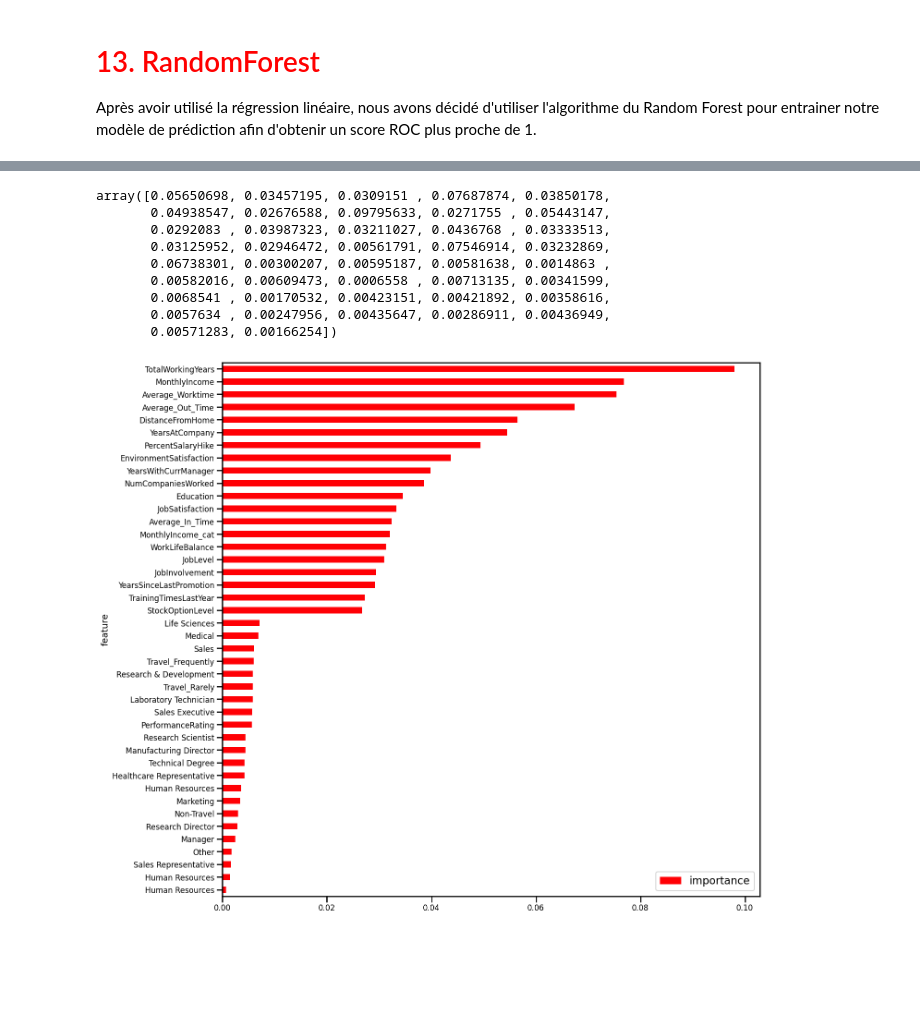
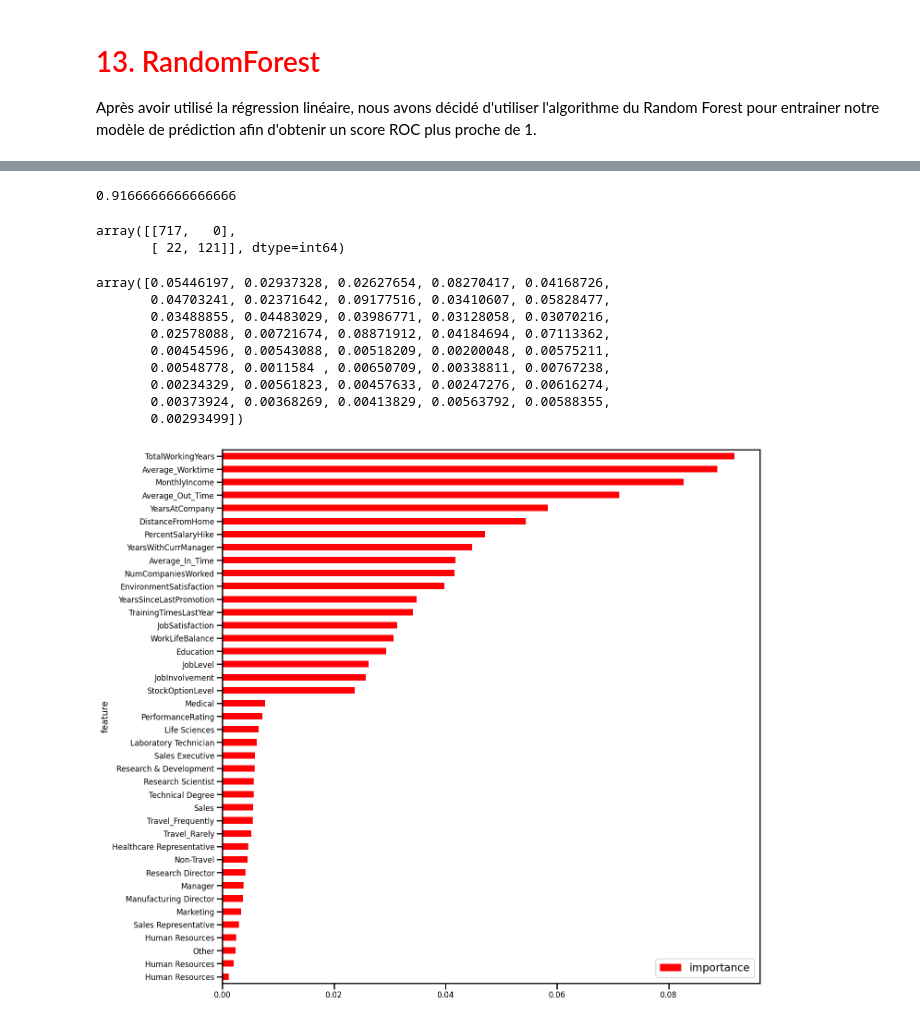
Before and after one commit to OscarPALISSOT/ML_Classifier_CESI_A4, a Jupyter notebook: notebook/Import_data.ipynb, the cells around one changed output, grey strips where cells are left out. Saved outputs shown, nothing was run; the diff lists cells and outputs as text; code cells hidden in the pictures; blank space fills up the shorter version.

Commit message:
y_pred

```diff
--- a/notebook/Import_data.ipynb
+++ b/notebook/Import_data.ipynb
@@ -766,16 +796,3 @@ Notre ROC score a diminué par rapport à la régression logistique.
 # <font color='red'>13. RandomForest</font>
 
 Après avoir utilisé la régression linéaire, nous avons décidé d'utiliser l'algorithme du Random Forest pour entrainer notre modèle de prédiction afin d'obtenir un score ROC plus proche de 1.
-# %%
-param_grid = [
-    # essaye 12 (3×4) combinaisons des hyperparametres
-    {'n_estimators': [3, 10, 30], 'max_features': [2, 4, 6, 8]},
-    # puis essaye 6 (2×3) combinaisons avec bootstrap à False (True étant la valeur par défaut)
-    {'bootstrap': [False], 'n_estimators': [3, 10], 'max_features': [2, 3, 4]},
-  ]
-
-forest_clf = RandomForestClassifier(random_state=42)
-
-# 5 sous-jeux de cross-val, ça fait en tout (12+6)*5=90 tours d'entraînement
-grid_search = GridSearchCV(forest_clf, param_grid, cv=5, scoring='neg_mean_squared_error', return_train_score=True)
-grid_search.fit(X_train, y_train)
@@ -788,0 +799,10 @@ GridSearchCV(cv=5, estimator=RandomForestClassifier(random_state=42),
+# %%
+param_distribs = {
+        'n_estimators': randint(low=1, high=200),
+        'max_features': randint(low=1, high=8),
+    }
+
+forest_clf = RandomForestClassifier(random_state=42)
+
+random_search_forest_clf = RandomizedSearchCV(forest_clf, param_distributions=param_distribs, n_iter=100, cv=5, scoring='neg_mean_squared_error', random_state=42)
+random_search_forest_clf.fit(X_train, y_train)
@@ -798,3 +819,4 @@ RandomForestClassifier(bootstrap=False, max_features=4, n_estimators=10,
 # %%
-forest_clf_best = RandomForestClassifier(bootstrap=False, max_features=4, random_state=42, n_estimators=10)
-y_probas_forest = cross_val_predict(forest_clf, X_train, y_train, cv=3, method='predict_proba')
+forest_clf_best = RandomForestClassifier(bootstrap=False, max_features=7, random_state=42, n_estimators=151)
+forest_clf_best.fit(X_train, y_train)
+y_probas_forest = cross_val_predict(forest_clf_best, X_test, y_test, cv=3, method='predict_proba')
@@ -820,25 +854,35 @@ round(roc_auc_score(y_train, y_scores_forest),2)
+# %%
+f1_score(y_test, np.where(y_pred  > 0.5, 1, 0))
+# %% [output]
+0.9166666666666666
+# %%
+conf_matrix = confusion_matrix(y_test, np.where(y_pred  > 0.5, 1, 0))
+conf_matrix
+# %% [output]
+array([[717,   0],
+       [ 22, 121]], dtype=int64)
 # %%
-feature_importances = grid_search.best_estimator_.feature_importances_
+feature_importances = random_search_forest_clf.best_estimator_.feature_importances_
 feature_importances
 # %% [output]
-array([0.05650698, 0.03457195, 0.0309151 , 0.07687874, 0.03850178,
-       0.04938547, 0.02676588, 0.09795633, 0.0271755 , 0.05443147,
-       0.0292083 , 0.03987323, 0.03211027, 0.0436768 , 0.03333513,
-       0.03125952, 0.02946472, 0.00561791, 0.07546914, 0.03232869,
-       0.06738301, 0.00300207, 0.00595187, 0.00581638, 0.0014863 ,
-       0.00582016, 0.00609473, 0.0006558 , 0.00713135, 0.00341599,
-       0.0068541 , 0.00170532, 0.00423151, 0.00421892, 0.00358616,
-       0.0057634 , 0.00247956, 0.00435647, 0.00286911, 0.00436949,
-       0.00571283, 0.00166254])
+array([0.05446197, 0.02937328, 0.02627654, 0.08270417, 0.04168726,
+       0.04703241, 0.02371642, 0.09177516, 0.03410607, 0.05828477,
+       0.03488855, 0.04483029, 0.03986771, 0.03128058, 0.03070216,
+       0.02578088, 0.00721674, 0.08871912, 0.04184694, 0.07113362,
+       0.00454596, 0.00543088, 0.00518209, 0.00200048, 0.00575211,
+       0.00548778, 0.0011584 , 0.00650709, 0.00338811, 0.00767238,
+       0.00234329, 0.00561823, 0.00457633, 0.00247276, 0.00616274,
+       0.00373924, 0.00368269, 0.00413829, 0.00563792, 0.00588355,
+       0.00293499])
 # %%
-result = grid_search.best_estimator_.feature_importances_
-bite = X_train.copy()
+result = random_search_forest_clf.best_estimator_.feature_importances_
+X_copy = X_train.copy()
 
-feature_importances_forest = pd.DataFrame(bite.columns, columns = ["feature"])
+feature_importances_forest = pd.DataFrame(X_copy.columns, columns = ["feature"])
 feature_importances_forest["importance"] = result
 feature_importances_forest = feature_importances_forest.sort_values(by = ["importance"], ascending=True)
 
 ax = feature_importances_forest.plot.barh(x='feature', y='importance', figsize=(15,15), color='#ff0005')
 plt.show()
 # %% [output]
-[figure, old version]
+[figure, new version]
```
Also changed, not shown: parts of 33 cells of this notebook.
